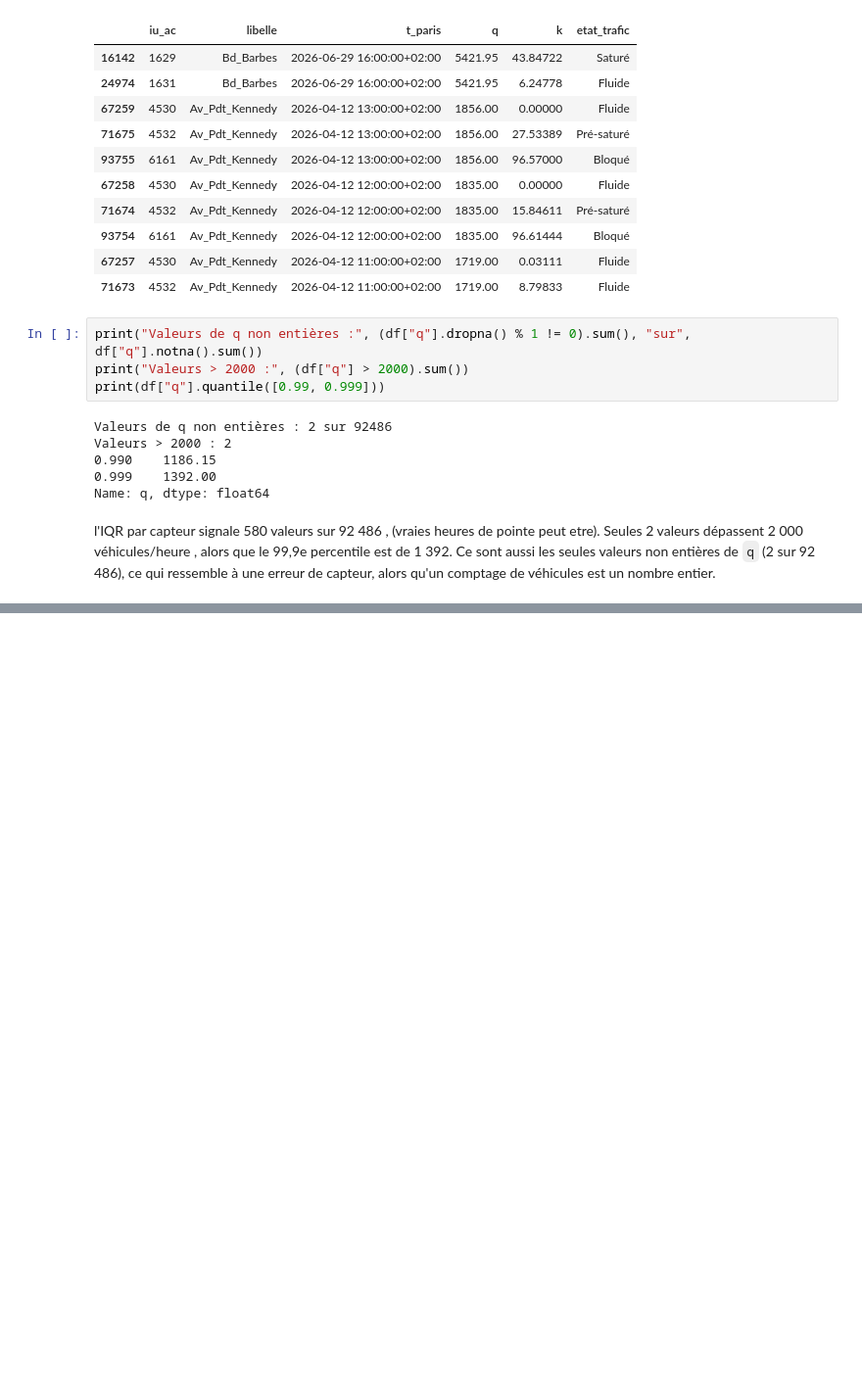
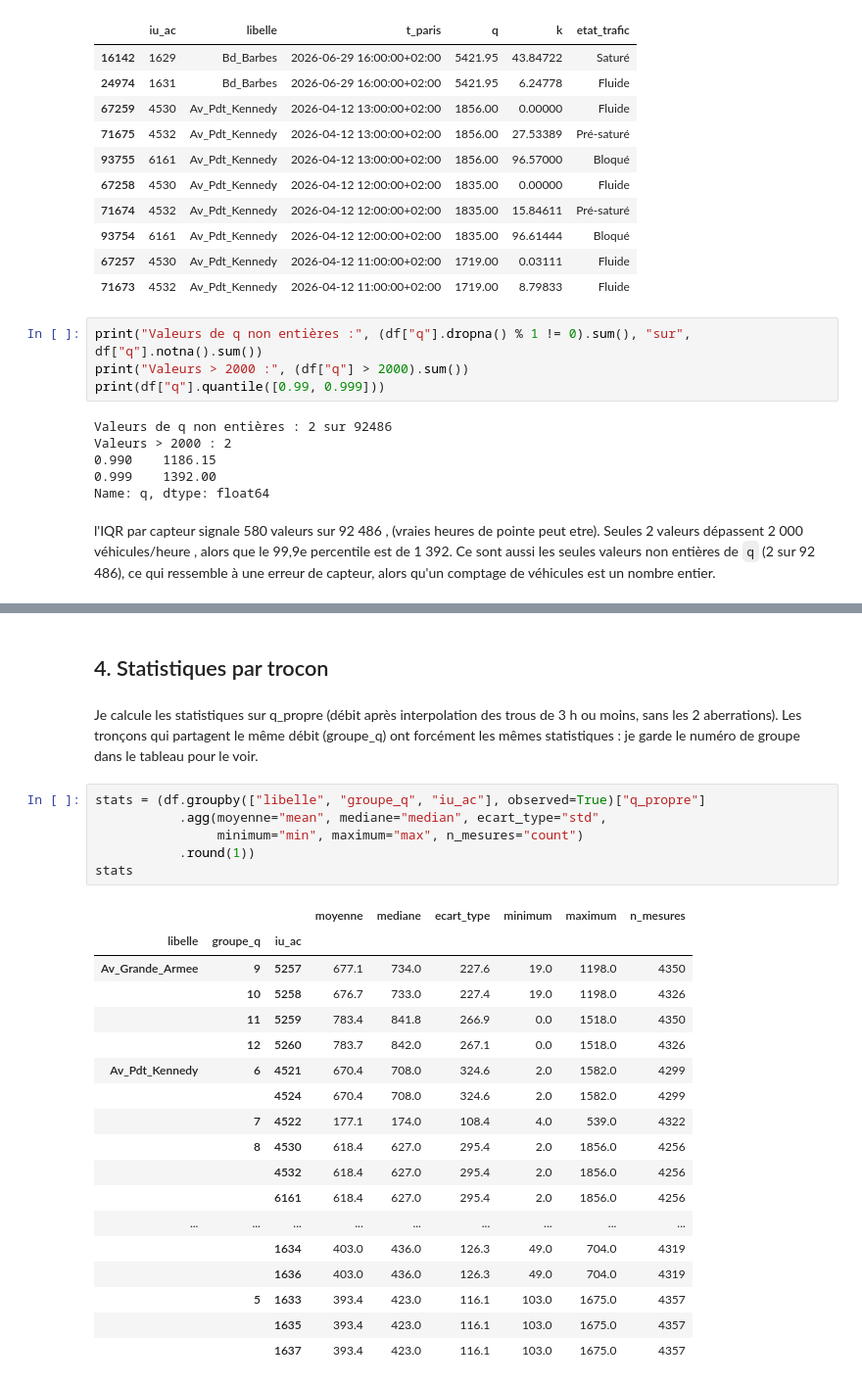
Before and after one commit to soso1594/analyse-trafic-paris, a Jupyter notebook: 03_transformation.ipynb, the cells around one changed output, grey strips where cells are left out. Shown at 98% size. Drawn from its saved outputs; the diff is of its cells as text; blank space fills up the shorter version.

```diff
--- a/03_transformation.ipynb
+++ b/03_transformation.ipynb
@@ -123,0 +240,29 @@ l'IQR par capteur signale 580 valeurs sur 92 486 , (vraies heures de pointe peut
+# %% [markdown]
+## 4. Statistiques par trocon
+# %% [markdown]
+Je calcule les statistiques sur q_propre (débit après interpolation des trous de 3 h ou moins, sans les 2 aberrations). Les tronçons qui partagent le même débit (groupe_q) ont forcément les mêmes statistiques : je garde le numéro de groupe dans le tableau pour le voir.
+# %%
+stats = (df.groupby(["libelle", "groupe_q", "iu_ac"], observed=True)["q_propre"]
+           .agg(moyenne="mean", mediane="median", ecart_type="std",
+                minimum="min", maximum="max", n_mesures="count")
+           .round(1))
+stats
+# %% [output]
+|  |  |  | moyenne | mediane | ecart_type | minimum | maximum | n_mesures |
+| libelle | groupe_q | iu_ac |  |  |  |  |  |  |
+| Av_Grande_Armee | 9 | 5257 | 677.1 | 734.0 | 227.6 | 19.0 | 1198.0 | 4350 |
+|  | 10 | 5258 | 676.7 | 733.0 | 227.4 | 19.0 | 1198.0 | 4326 |
+|  | 11 | 5259 | 783.4 | 841.8 | 266.9 | 0.0 | 1518.0 | 4350 |
+|  | 12 | 5260 | 783.7 | 842.0 | 267.1 | 0.0 | 1518.0 | 4326 |
+| Av_Pdt_Kennedy | 6 | 4521 | 670.4 | 708.0 | 324.6 | 2.0 | 1582.0 | 4299 |
+|  |  | 4524 | 670.4 | 708.0 | 324.6 | 2.0 | 1582.0 | 4299 |
+|  | 7 | 4522 | 177.1 | 174.0 | 108.4 | 4.0 | 539.0 | 4322 |
+|  | 8 | 4530 | 618.4 | 627.0 | 295.4 | 2.0 | 1856.0 | 4256 |
+|  |  | 4532 | 618.4 | 627.0 | 295.4 | 2.0 | 1856.0 | 4256 |
+|  |  | 6161 | 618.4 | 627.0 | 295.4 | 2.0 | 1856.0 | 4256 |
+| ... | ... | ... | ... | ... | ... | ... | ... | ... |
+|  |  | 1634 | 403.0 | 436.0 | 126.3 | 49.0 | 704.0 | 4319 |
+|  |  | 1636 | 403.0 | 436.0 | 126.3 | 49.0 | 704.0 | 4319 |
+|  | 5 | 1633 | 393.4 | 423.0 | 116.1 | 103.0 | 1675.0 | 4357 |
+|  |  | 1635 | 393.4 | 423.0 | 116.1 | 103.0 | 1675.0 | 4357 |
+|  |  | 1637 | 393.4 | 423.0 | 116.1 | 103.0 | 1675.0 | 4357 |
```
Also changed, not shown: parts of 20 cells of this notebook.
